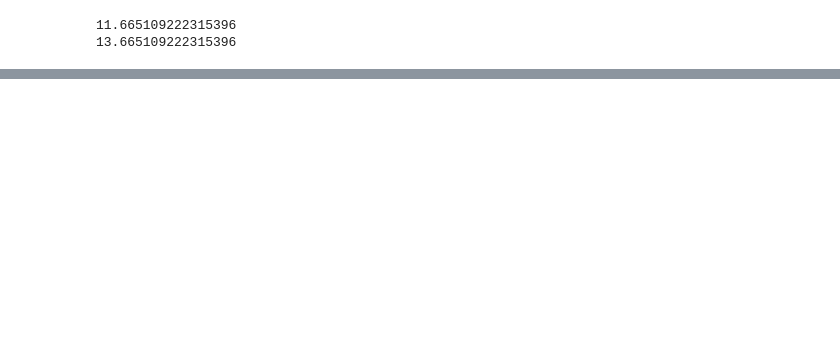
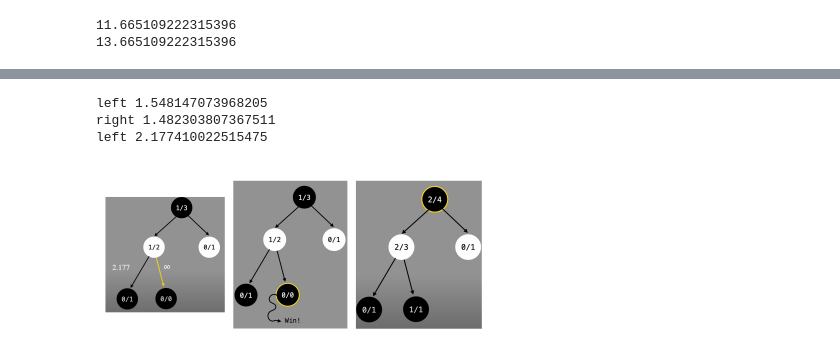
Before and after one commit to chunhuizhang/personal_chatgpt, a Jupyter notebook: tutorials/drl/mcts/mcts_01_intro_bascis.ipynb, the cells around one changed output, grey strips where cells are left out. Cells and saved outputs as stored; diff of their text form; code cells hidden in the pictures; blank space fills up the shorter version.

```diff
--- a/tutorials/drl/mcts/mcts_01_intro_bascis.ipynb
+++ b/tutorials/drl/mcts/mcts_01_intro_bascis.ipynb
@@ -112,0 +173,16 @@ print(12 + 2*np.sqrt(np.log(4)/2))
+# %%
+# level 1
+print('left', ucb(1, 2, 3))
+print('right', ucb(0, 1, 3))
+# choose left
+
+# level 2，切换成白子赢的次数
+print('left', ucb(1, 1, 2))
+# %% [output]
+left 1.548147073968205
+right 1.482303807367511
+left 2.177410022515475
+# %%
+Image('../imgs/game_mcts_4.png', width=400)
+# %% [output]
+[figure, added]
```
Also changed, not shown: parts of 27 cells of this notebook, 4 other files.
